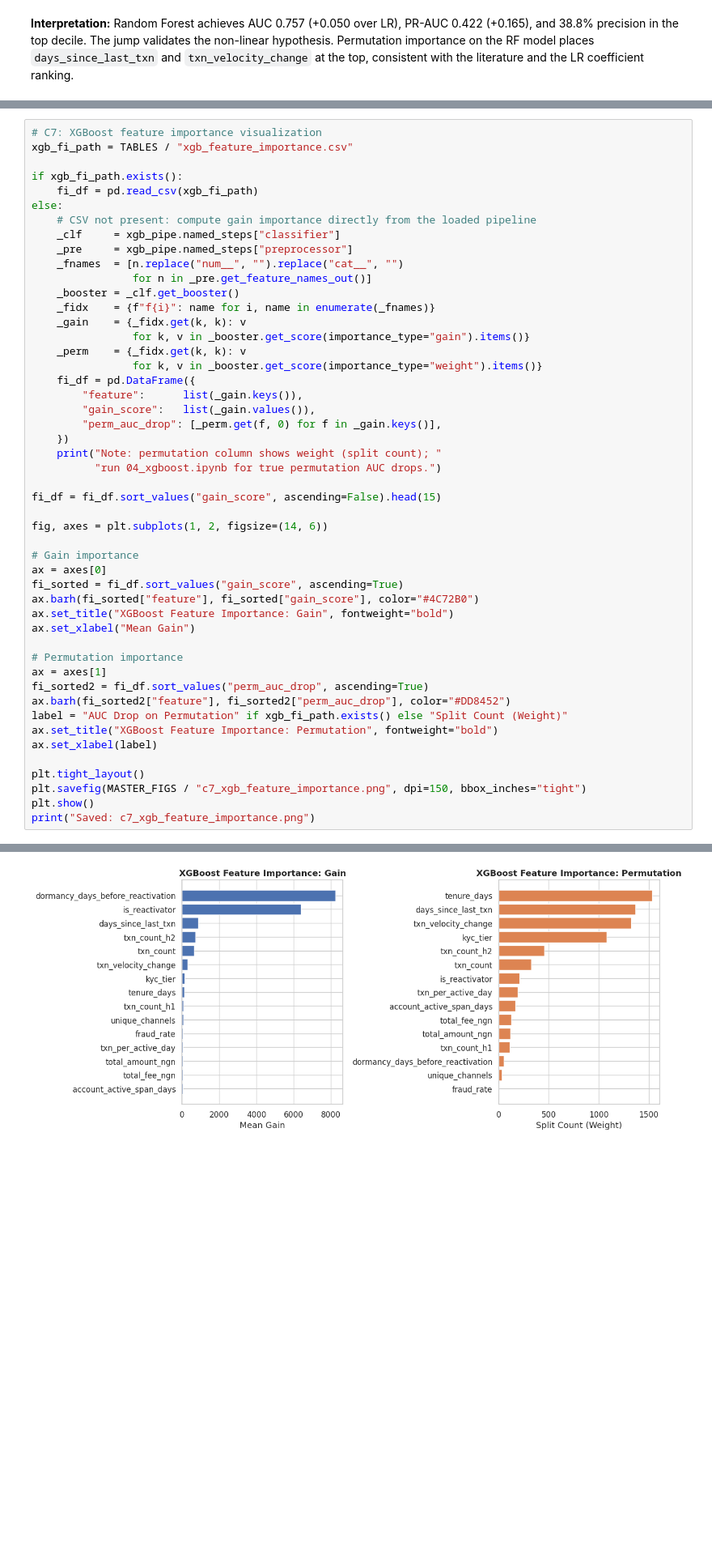
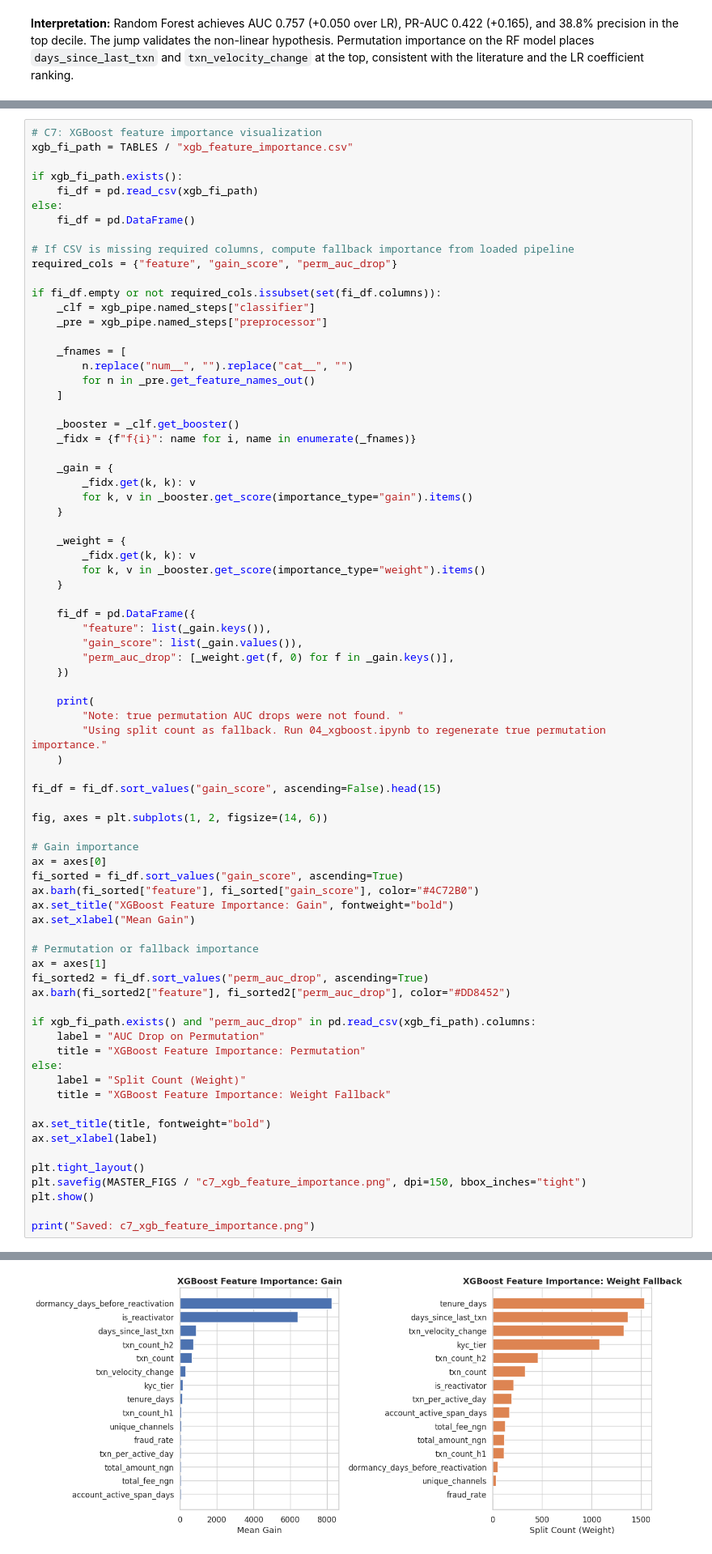
Before and after one commit to Eliekh2/315-REPO, a Jupyter notebook: notebooks/00_master_submission.ipynb, the cells around one changed output, grey strips where cells are left out. Shown at 81% size. Drawn from its saved outputs; the diff is of its cells as text; blank space fills up the shorter version.

Commit message:
Replace master notebook with updated local version
Co-Authored-By: Claude Sonnet 4.6 <noreply@anthropic.com>

```diff
--- a/notebooks/00_master_submission.ipynb
+++ b/notebooks/00_master_submission.ipynb
@@ -651,24 +651,43 @@ xgb_fi_path = TABLES / "xgb_feature_importance.csv"
 if xgb_fi_path.exists():
     fi_df = pd.read_csv(xgb_fi_path)
 else:
-    # CSV not present: compute gain importance directly from the loaded pipeline
-    _clf     = xgb_pipe.named_steps["classifier"]
-    _pre     = xgb_pipe.named_steps["preprocessor"]
-    _fnames  = [n.replace("num__", "").replace("cat__", "")
-                for n in _pre.get_feature_names_out()]
+    fi_df = pd.DataFrame()
+
+# If CSV is missing required columns, compute fallback importance from loaded pipeline
+required_cols = {"feature", "gain_score", "perm_auc_drop"}
+
+if fi_df.empty or not required_cols.issubset(set(fi_df.columns)):
+    _clf = xgb_pipe.named_steps["classifier"]
+    _pre = xgb_pipe.named_steps["preprocessor"]
+
+    _fnames = [
+        n.replace("num__", "").replace("cat__", "")
+        for n in _pre.get_feature_names_out()
+    ]
+
     _booster = _clf.get_booster()
-    _fidx    = {f"f{i}": name for i, name in enumerate(_fnames)}
-    _gain    = {_fidx.get(k, k): v
-                for k, v in _booster.get_score(importance_type="gain").items()}
-    _perm    = {_fidx.get(k, k): v
-                for k, v in _booster.get_score(importance_type="weight").items()}
+    _fidx = {f"f{i}": name for i, name in enumerate(_fnames)}
+
+    _gain = {
+        _fidx.get(k, k): v
+        for k, v in _booster.get_score(importance_type="gain").items()
+    }
+
+    _weight = {
+        _fidx.get(k, k): v
+        for k, v in _booster.get_score(importance_type="weight").items()
+    }
+
     fi_df = pd.DataFrame({
-        "feature":      list(_gain.keys()),
-        "gain_score":   list(_gain.values()),
-        "perm_auc_drop": [_perm.get(f, 0) for f in _gain.keys()],
+        "feature": list(_gain.keys()),
+        "gain_score": list(_gain.values()),
+        "perm_auc_drop": [_weight.get(f, 0) for f in _gain.keys()],
     })
-    print("Note: permutation column shows weight (split count); "
-          "run 04_xgboost.ipynb for true permutation AUC drops.")
+
+    print(
+        "Note: true permutation AUC drops were not found. "
+        "Using split count as fallback. Run 04_xgboost.ipynb to regenerate true permutation importance."
+    )
 
 fi_df = fi_df.sort_values("gain_score", ascending=False).head(15)
 
@@ -681,16 +700,24 @@ ax.barh(fi_sorted["feature"], fi_sorted["gain_score"], color="#4C72B0")
 ax.set_title("XGBoost Feature Importance: Gain", fontweight="bold")
 ax.set_xlabel("Mean Gain")
 
-# Permutation importance
+# Permutation or fallback importance
 ax = axes[1]
 fi_sorted2 = fi_df.sort_values("perm_auc_drop", ascending=True)
 ax.barh(fi_sorted2["feature"], fi_sorted2["perm_auc_drop"], color="#DD8452")
-label = "AUC Drop on Permutation" if xgb_fi_path.exists() else "Split Count (Weight)"
-ax.set_title("XGBoost Feature Importance: Permutation", fontweight="bold")
+
+if xgb_fi_path.exists() and "perm_auc_drop" in pd.read_csv(xgb_fi_path).columns:
+    label = "AUC Drop on Permutation"
+    title = "XGBoost Feature Importance: Permutation"
+else:
+    label = "Split Count (Weight)"
+    title = "XGBoost Feature Importance: Weight Fallback"
+
+ax.set_title(title, fontweight="bold")
 ax.set_xlabel(label)
 
 plt.tight_layout()
 plt.savefig(MASTER_FIGS / "c7_xgb_feature_importance.png", dpi=150, bbox_inches="tight")
 plt.show()
+
 print("Saved: c7_xgb_feature_importance.png")
 # %% [output]
@@ -698,4 +725,4 @@ Note: permutation column shows weight (split count); run 04_xgboost.ipynb for tr
-[figure, old version]
+[figure, new version]
 Saved: c7_xgb_feature_importance.png
 # %% [markdown]
 **Interpretation:** XGBoost achieves AUC 0.759 (vs RF 0.757); the difference is statistically marginal (+0.002) but the model is more regularized and better calibrated as a pipeline component. The primary finding is the **LR-to-tree gap (+0.051 AUC)**, not the RF-to-XGBoost gap. Tuning with Optuna adds no AUC gain over the vanilla XGBoost, but documents the regularization choices and confirms the model is not significantly overfitting.
```
Also changed, not shown: parts of 3 cells of this notebook.
